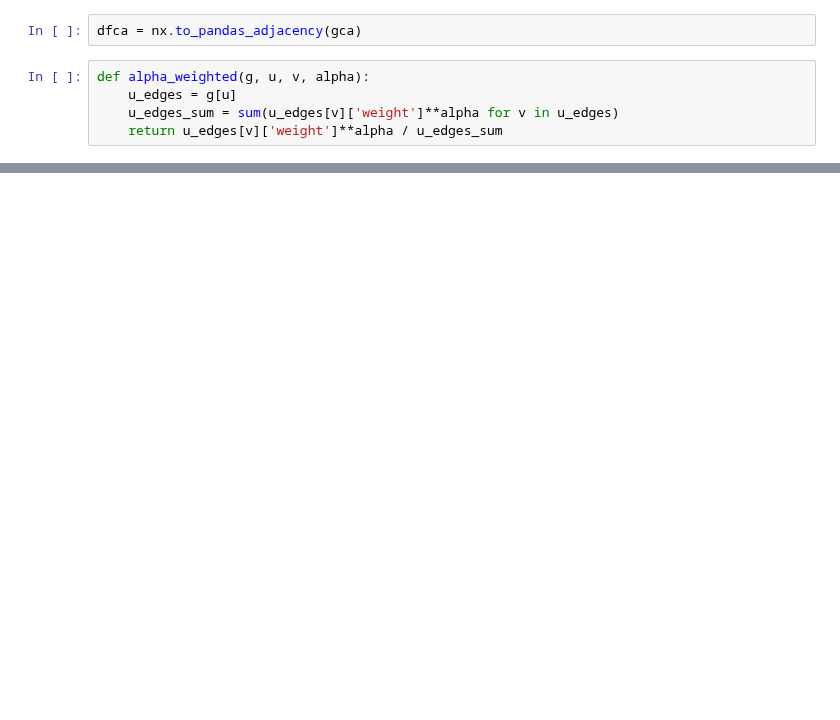
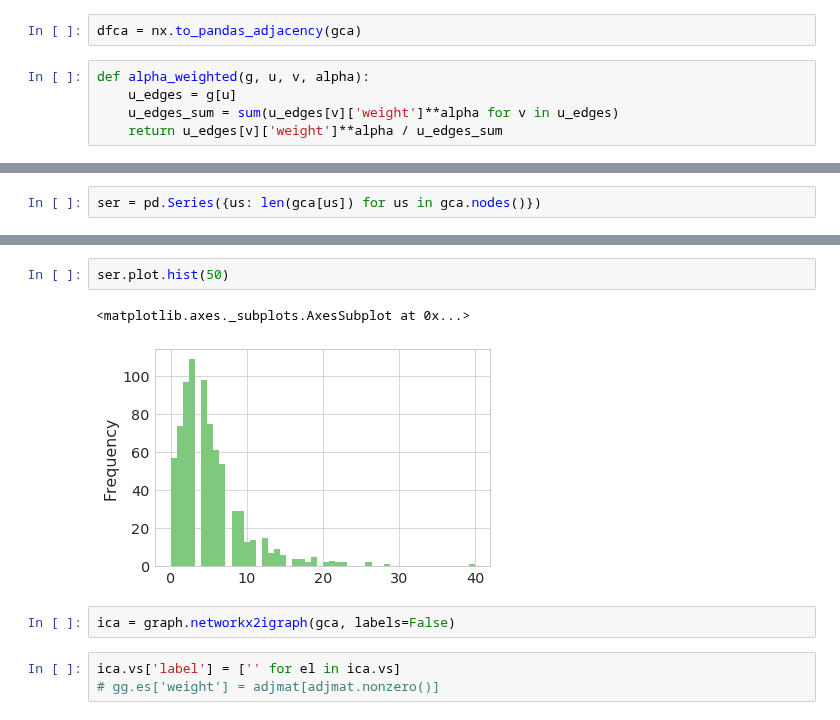
Before and after one commit to AllanLRH/master_thesis, a Jupyter notebook: morequestions/alphaweighted_networks.ipynb, the cells around one changed output, grey strips where cells are left out. Drawn from its saved outputs; the diff is of its cells as text; blank space fills up the shorter version.

```diff
--- a/morequestions/alphaweighted_networks.ipynb
+++ b/morequestions/alphaweighted_networks.ipynb
@@ -70,0 +81,2 @@ alpha_weighted(gca, 'u0182', 'u0034', 0)
+# %%
+ser = pd.Series({us: len(gca[us]) for us in gca.nodes()})
@@ -70,0 +87,10 @@ alpha_weighted(gca, 'u0182', 'u0034', 0)
+# %%
+ser.plot.hist(50)
+# %% [output]
+<matplotlib.axes._subplots.AxesSubplot at 0x...>
+[figure, added]
+# %%
+ica = graph.networkx2igraph(gca, labels=False)
+# %%
+ica.vs['label'] = ['' for el in ica.vs]
+# gg.es['weight'] = adjmat[adjmat.nonzero()]
```
Also changed, not shown: parts of 29 cells of this notebook.
